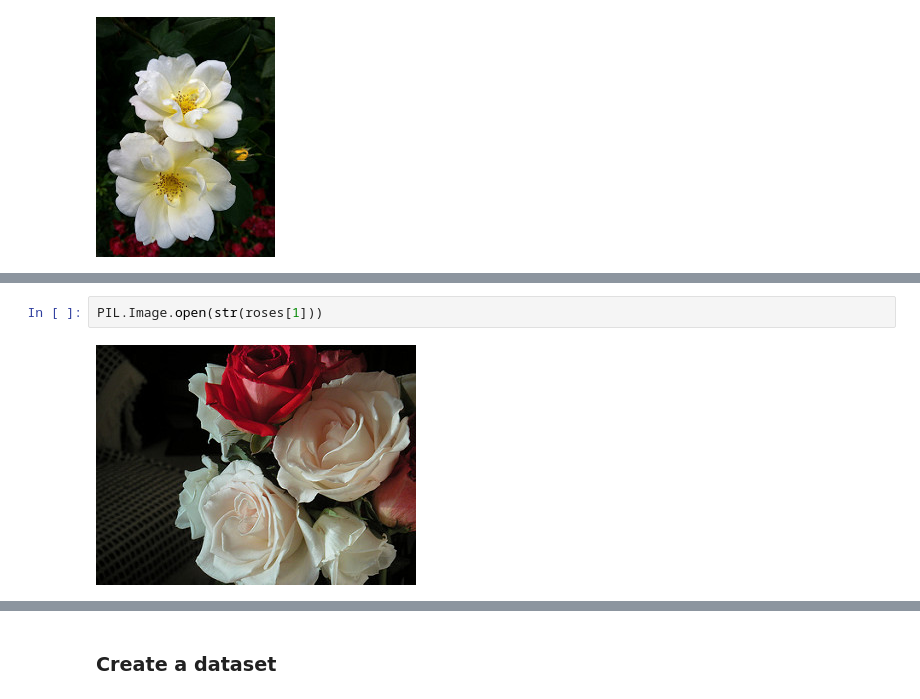
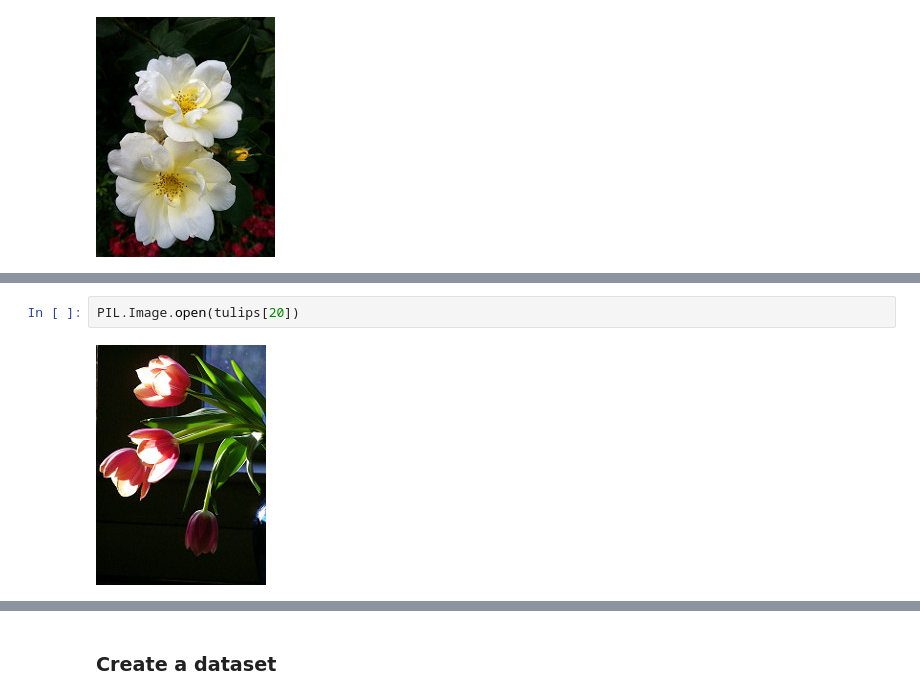
Before and after one commit to hexs/PythonTutorial, a Jupyter notebook: 6. Image classification/classification.ipynb, the cells around one changed output, grey strips where cells are left out. Cells and saved outputs as stored; diff of their text form.

```diff
--- a/6. Image classification/classification.ipynb
+++ b/6. Image classification/classification.ipynb
@@ -24,4 +32,4 @@ flower_photos\roses\10090824183_d02c613f10_m.jpg
 # %%
-PIL.Image.open(str(roses[1]))
+PIL.Image.open(tulips[20])
 # %% [output]
-[figure, old version]
+[figure, new version]
```
Also changed, not shown: parts of 22 cells of this notebook, 1 other file.
